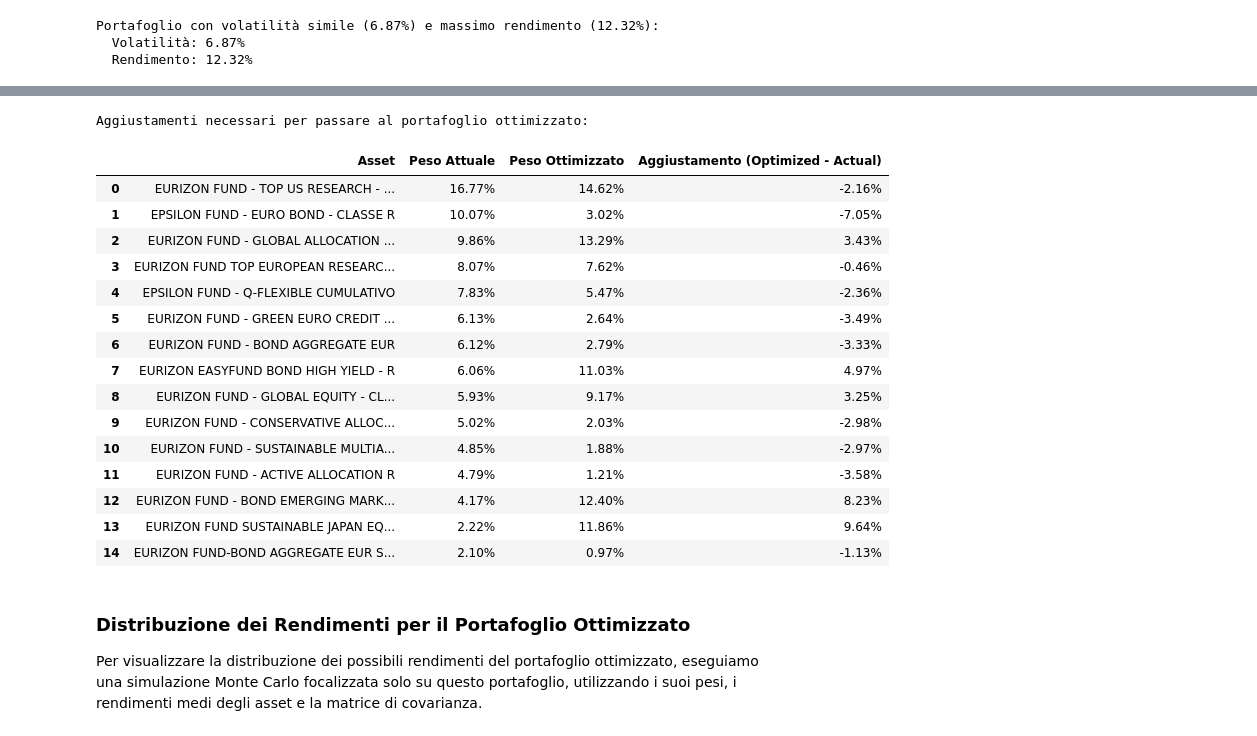
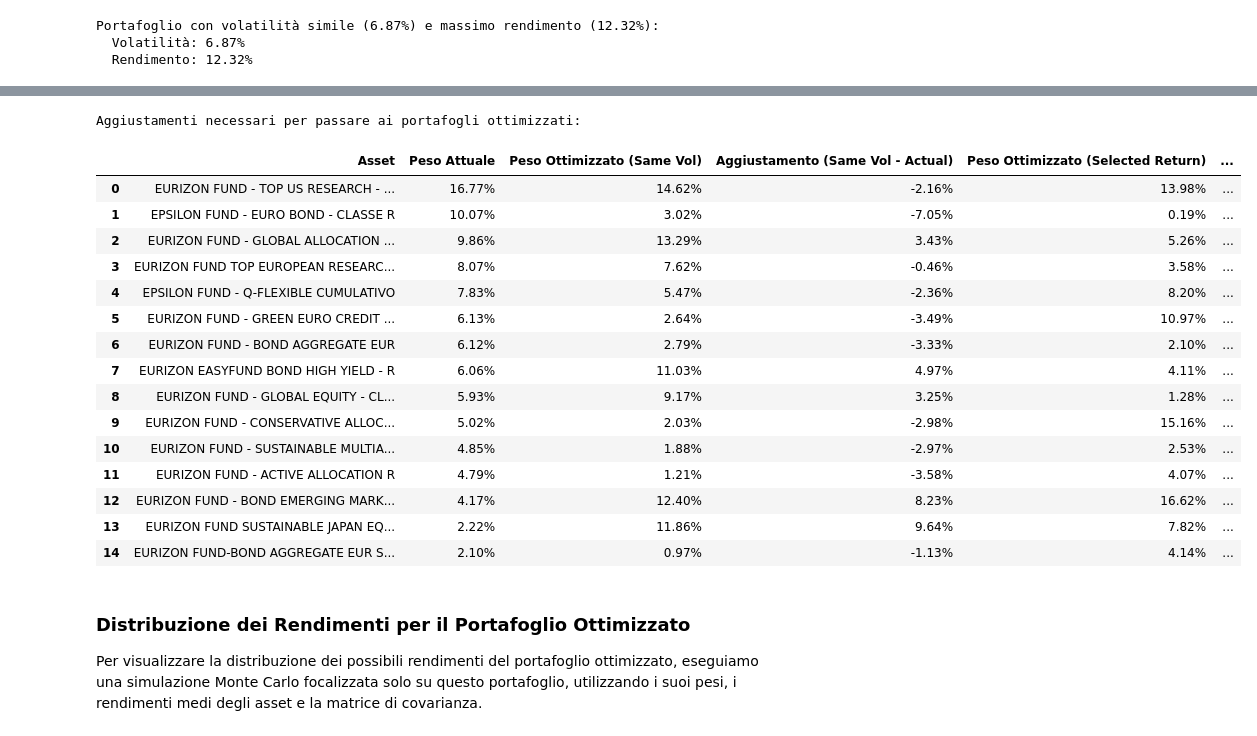
Before and after one commit to MarioPEL58/Finance, a Jupyter notebook: frontiera_efficiente_da_yf.ipynb, the cells around one changed output, grey strips where cells are left out. Saved outputs shown, nothing was run; the diff lists cells and outputs as text; code cells hidden in the pictures.

```diff
--- a/frontiera_efficiente_da_yf.ipynb
+++ b/frontiera_efficiente_da_yf.ipynb
@@ -507,45 +531,55 @@ Dettagli dei Portafogli Ottimali:
 # %%
 import pandas as pd
 
 # Assicurati che i pesi siano NumPy arrays per facilitare le operazioni
 actual_weights = np.array(my_weights)
-optimized_weights = np.array(optimal_same_vol_weights)
 
-# Calcola la differenza (Optimized - Actual)
-# Un valore positivo indica che si dovrebbe comprare, un valore negativo che si dovrebbe vendere.
-weight_differences = optimized_weights - actual_weights
+# Optimized_Same_Vol
+optimized_same_vol_weights = np.array(optimal_same_vol_weights)
+weight_differences_same_vol = optimized_same_vol_weights - actual_weights
+
+# Optimized_Selected_Return
+# Ensure optimal_selected_return_weights is available, otherwise fill with zeros for calculation
+if 'optimal_selected_return_weights' in locals() and optimal_selected_return_weights is not None:
+    optimized_selected_return_weights = np.array(optimal_selected_return_weights)
+else:
+    optimized_selected_return_weights = np.zeros(len(assets))
+
+weight_differences_selected_return = optimized_selected_return_weights - actual_weights
 
 # Crea un DataFrame per visualizzare le differenze
 portfolio_adjustment = pd.DataFrame({
     'Asset': assets,
     'Peso Attuale': [f"{w*100:.2f}%" for w in actual_weights],
-    'Peso Ottimizzato': [f"{w*100:.2f}%" for w in optimized_weights],
-    'Aggiustamento (Optimized - Actual)': [f"{diff*100:.2f}%" for diff in weight_differences]
+    'Peso Ottimizzato (Same Vol)': [f"{w*100:.2f}%" for w in optimized_same_vol_weights],
+    'Aggiustamento (Same Vol - Actual)': [f"{diff*100:.2f}%" for diff in weight_differences_same_vol],
+    'Peso Ottimizzato (Selected Return)': [f"{w*100:.2f}%" for w in optimized_selected_return_weights],
+    'Aggiustamento (Selected Return - Actual)': [f"{diff*100:.2f}%" for diff in weight_differences_selected_return]
 })
 
 # Map ticker symbols to names for better readability
 portfolio_adjustment['Asset'] = portfolio_adjustment['Asset'].replace(ticker_to_name)
 
-print("Aggiustamenti necessari per passare al portafoglio ottimizzato:")
+print("Aggiustamenti necessari per passare ai portafogli ottimizzati:")
 display(portfolio_adjustment)
 # %% [output]
-Aggiustamenti necessari per passare al portafoglio ottimizzato:
+Aggiustamenti necessari per passare ai portafogli ottimizzati:
-|  | Asset | Peso Attuale | Peso Ottimizzato | Aggiustamento (Optimized - Actual) |
-| 0 | EURIZON FUND - TOP US RESEARCH - ... | 16.77% | 14.62% | -2.16% |
-| 1 | EPSILON FUND - EURO BOND - CLASSE R | 10.07% | 3.02% | -7.05% |
-| 2 | EURIZON FUND - GLOBAL ALLOCATION ... | 9.86% | 13.29% | 3.43% |
-| 3 | EURIZON FUND TOP EUROPEAN RESEARC... | 8.07% | 7.62% | -0.46% |
-| 4 | EPSILON FUND - Q-FLEXIBLE CUMULATIVO | 7.83% | 5.47% | -2.36% |
-| 5 | EURIZON FUND - GREEN EURO CREDIT ... | 6.13% | 2.64% | -3.49% |
-| 6 | EURIZON FUND - BOND AGGREGATE EUR | 6.12% | 2.79% | -3.33% |
-| 7 | EURIZON EASYFUND BOND HIGH YIELD - R | 6.06% | 11.03% | 4.97% |
-| 8 | EURIZON FUND - GLOBAL EQUITY - CL... | 5.93% | 9.17% | 3.25% |
-| 9 | EURIZON FUND - CONSERVATIVE ALLOC... | 5.02% | 2.03% | -2.98% |
-| 10 | EURIZON FUND - SUSTAINABLE MULTIA... | 4.85% | 1.88% | -2.97% |
-| 11 | EURIZON FUND - ACTIVE ALLOCATION R | 4.79% | 1.21% | -3.58% |
-| 12 | EURIZON FUND - BOND EMERGING MARK... | 4.17% | 12.40% | 8.23% |
-| 13 | EURIZON FUND SUSTAINABLE JAPAN EQ... | 2.22% | 11.86% | 9.64% |
-| 14 | EURIZON FUND-BOND AGGREGATE EUR S... | 2.10% | 0.97% | -1.13% |
+|  | Asset | Peso Attuale | Peso Ottimizzato (Same Vol) | Aggiustamento (Same Vol - Actual) | Peso Ottimizzato (Selected Return) | ... |
+| 0 | EURIZON FUND - TOP US RESEARCH - ... | 16.77% | 14.62% | -2.16% | 13.98% | ... |
+| 1 | EPSILON FUND - EURO BOND - CLASSE R | 10.07% | 3.02% | -7.05% | 0.19% | ... |
+| 2 | EURIZON FUND - GLOBAL ALLOCATION ... | 9.86% | 13.29% | 3.43% | 5.26% | ... |
+| 3 | EURIZON FUND TOP EUROPEAN RESEARC... | 8.07% | 7.62% | -0.46% | 3.58% | ... |
+| 4 | EPSILON FUND - Q-FLEXIBLE CUMULATIVO | 7.83% | 5.47% | -2.36% | 8.20% | ... |
+| 5 | EURIZON FUND - GREEN EURO CREDIT ... | 6.13% | 2.64% | -3.49% | 10.97% | ... |
+| 6 | EURIZON FUND - BOND AGGREGATE EUR | 6.12% | 2.79% | -3.33% | 2.10% | ... |
+| 7 | EURIZON EASYFUND BOND HIGH YIELD - R | 6.06% | 11.03% | 4.97% | 4.11% | ... |
+| 8 | EURIZON FUND - GLOBAL EQUITY - CL... | 5.93% | 9.17% | 3.25% | 1.28% | ... |
+| 9 | EURIZON FUND - CONSERVATIVE ALLOC... | 5.02% | 2.03% | -2.98% | 15.16% | ... |
+| 10 | EURIZON FUND - SUSTAINABLE MULTIA... | 4.85% | 1.88% | -2.97% | 2.53% | ... |
+| 11 | EURIZON FUND - ACTIVE ALLOCATION R | 4.79% | 1.21% | -3.58% | 4.07% | ... |
+| 12 | EURIZON FUND - BOND EMERGING MARK... | 4.17% | 12.40% | 8.23% | 16.62% | ... |
+| 13 | EURIZON FUND SUSTAINABLE JAPAN EQ... | 2.22% | 11.86% | 9.64% | 7.82% | ... |
+| 14 | EURIZON FUND-BOND AGGREGATE EUR S... | 2.10% | 0.97% | -1.13% | 4.14% | ... |
 # %% [markdown]
 ### Distribuzione dei Rendimenti per il Portafoglio Ottimizzato
 
```
Also changed, not shown: parts of 3 cells of this notebook.
